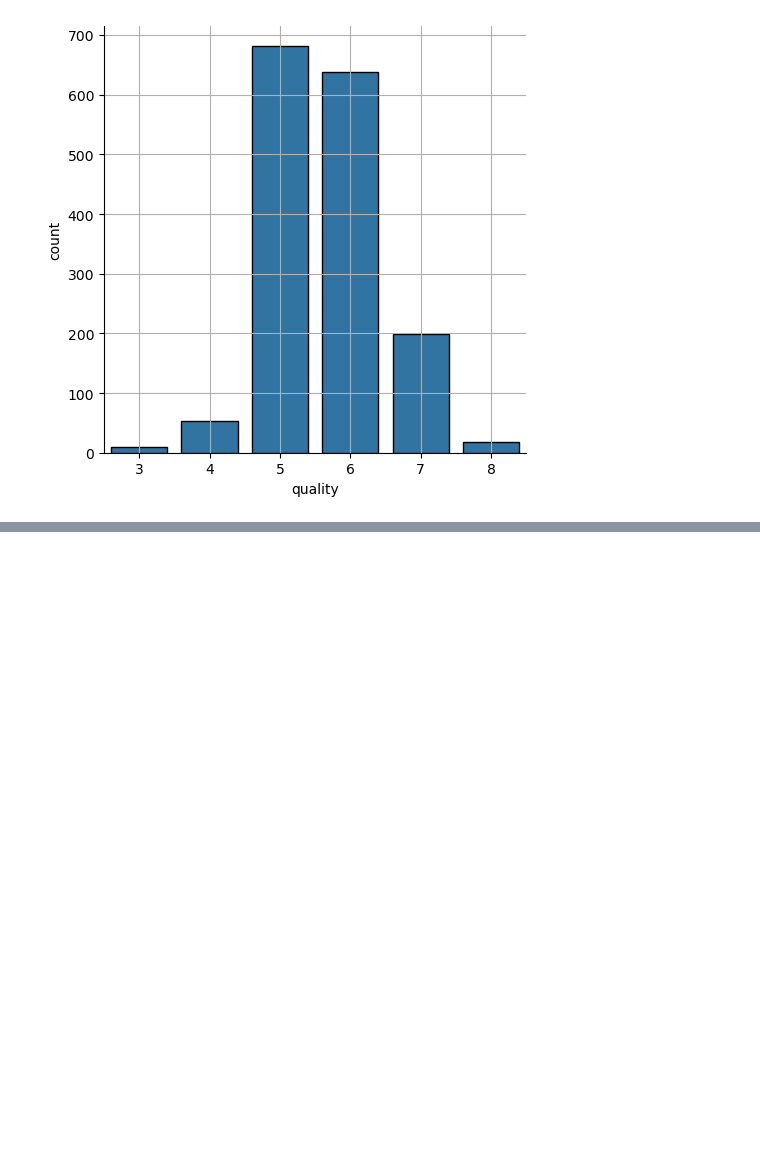
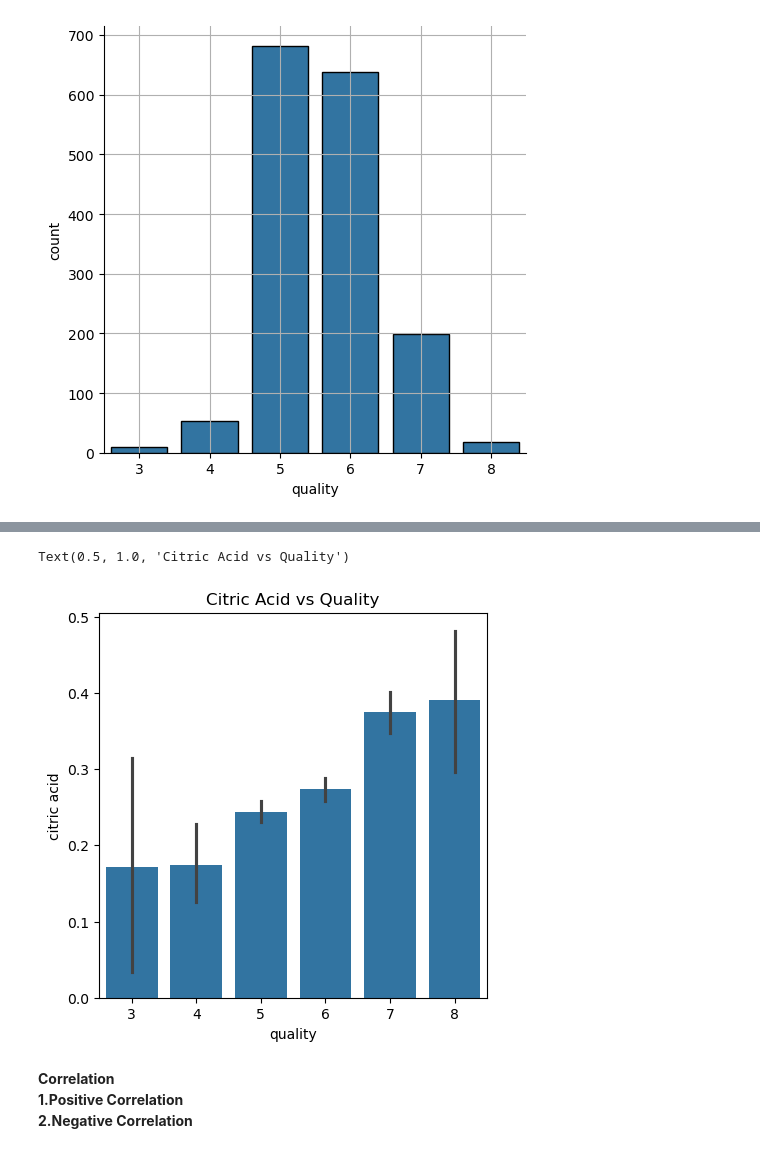
Before and after one commit to bensonjose/Projects, a Jupyter notebook: Wine Quality prediction.ipynb, the cells around one changed output, grey strips where cells are left out. Drawn from its saved outputs; the diff is of its cells as text; code cells hidden in the pictures; blank space fills up the shorter version.

```diff
--- a/Wine Quality prediction.ipynb
+++ b/Wine Quality prediction.ipynb
@@ -122,0 +145,13 @@ plt.grid(True)
+# %%
+# Citric acid vs Quality using Seaborn
+
+plot = plt.figure(figsize=(5,5))
+sns.barplot(x='quality', y = 'citric acid', data = wine_df)
+plt.title("Citric Acid vs Quality")
+# %% [output]
+Text(0.5, 1.0, 'Citric Acid vs Quality')
+[figure, added]
+# %% [markdown]
+**Correlation**<br>
+**1.Positive Correlation**<br>
+**2.Negative Correlation**
```
Also changed, not shown: parts of 21 cells of this notebook.
